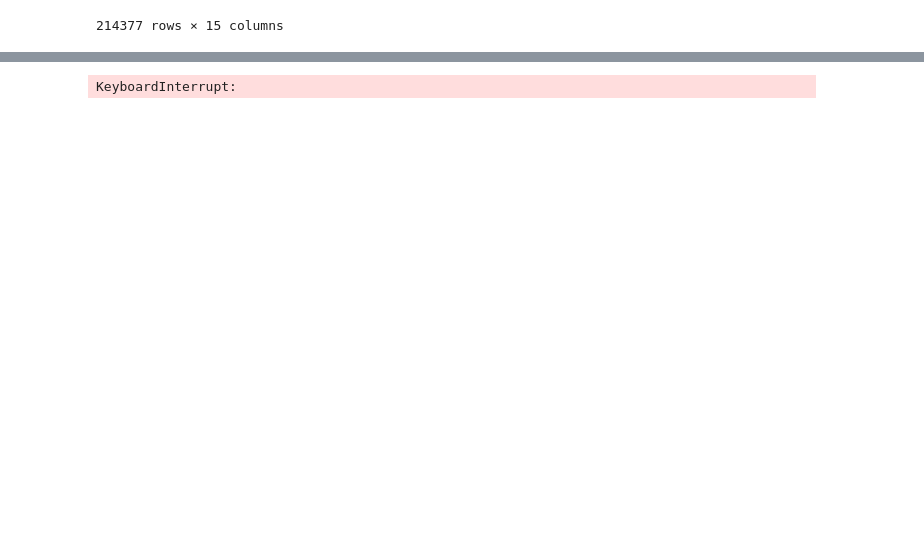
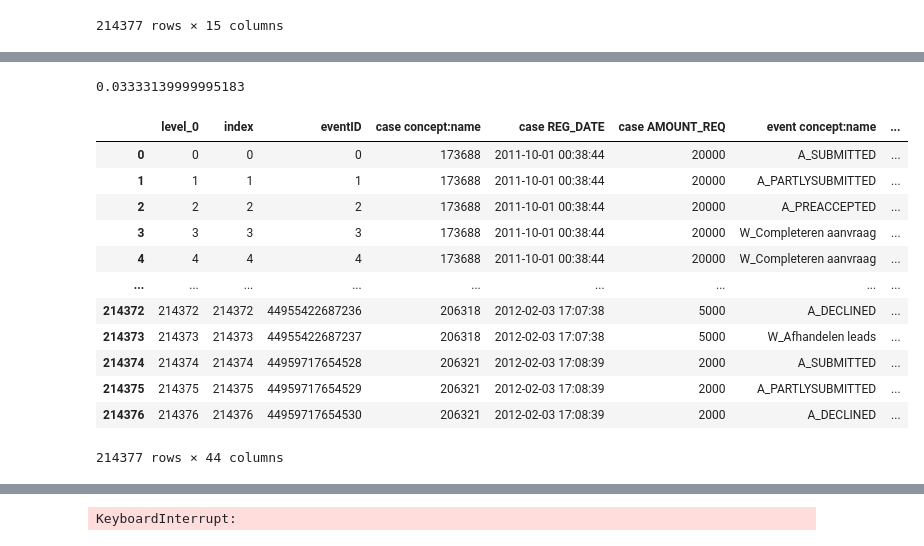
Before and after one commit to Elite-NL/Process_Mining, a Jupyter notebook: regression.ipynb, the cells around one changed output, grey strips where cells are left out. Saved outputs shown, nothing was run; the diff lists cells and outputs as text; code cells hidden in the pictures; blank space fills up the shorter version.

```diff
--- a/regression.ipynb
+++ b/regression.ipynb
@@ -71,8 +73,8 @@ dtypes: datetime64[ns](2), int64(3), object(2)
 memory usage: 11.4+ MB
 # %%
 df[time_since_registration_column] = df[timestamp_column] - df[registration_time_column] # Adding time since registration
-df[day_of_week_column] = df[timestamp_column].dt.day_name()
-df[month_of_year_column] = df[timestamp_column].dt.month_name()
+df[day_of_week_column] = df[timestamp_column].dt.dayofweek
+df[month_of_year_column] = df[timestamp_column].dt.month
 df
 # %% [output]
 |  | eventID | case concept:name | case REG_DATE | case AMOUNT_REQ | event concept:name | event lifecycle:transition | ... |
@@ -91,6 +93,6 @@ df
 # %%
 minutes_since_reg= 'minutes_since_reg'
-df[minutes_since_reg]=[np.log((i.total_seconds()+0.000001)*60) for i in df[time_since_registration_column]]
+df[minutes_since_reg]=[((i.total_seconds()+0.000001)/60) for i in df[time_since_registration_column]]
 hour = 'hour'
 df[hour]  = [i.hour for i in df[timestamp_column]]
 df[offer_sent] = 0
@@ -146,0 +132,36 @@ Name: event time:timestamp, Length: 203908, dtype: timedelta64[ns]
+# %%
+df['previous_event']=0
+df['previous_lifecycle']=0
+all_ids = list(df[case_column].unique())
+
+for ids in all_ids:
+    df2 = df[df[case_column]==ids].copy()
+    df.loc[df[case_column]==ids, 'previous_event']= df2[event_column].shift(periods=1)
+    df.loc[df[case_column]==ids, 'previous_lifecycle']= df2['event lifecycle:transition'].shift(periods=1)
+df.loc[df['previous_event'].isnull(), 'previous_event']='START'
+df.loc[df['previous_lifecycle'].isnull(), 'previous_lifecycle']='START'
+# %%
+df.reset_index(inplace=True)
+# %%
+start_time = timeit.default_timer()
+
+all_events = list(df['previous_event'].unique())
+for event in all_events:
+    df[event] = 0
+print(timeit.default_timer() - start_time)
+df
+# %% [output]
+0.03333139999995183
+|  | level_0 | index | eventID | case concept:name | case REG_DATE | case AMOUNT_REQ | event concept:name | ... |
+| 0 | 0 | 0 | 0 | 173688 | 2011-10-01 00:38:44 | 20000 | A_SUBMITTED | ... |
+| 1 | 1 | 1 | 1 | 173688 | 2011-10-01 00:38:44 | 20000 | A_PARTLYSUBMITTED | ... |
+| 2 | 2 | 2 | 2 | 173688 | 2011-10-01 00:38:44 | 20000 | A_PREACCEPTED | ... |
+| 3 | 3 | 3 | 3 | 173688 | 2011-10-01 00:38:44 | 20000 | W_Completeren aanvraag | ... |
+| 4 | 4 | 4 | 4 | 173688 | 2011-10-01 00:38:44 | 20000 | W_Completeren aanvraag | ... |
+| ... | ... | ... | ... | ... | ... | ... | ... | ... |
+| 214372 | 214372 | 214372 | 44955422687236 | 206318 | 2012-02-03 17:07:38 | 5000 | A_DECLINED | ... |
+| 214373 | 214373 | 214373 | 44955422687237 | 206318 | 2012-02-03 17:07:38 | 5000 | W_Afhandelen leads | ... |
+| 214374 | 214374 | 214374 | 44959717654528 | 206321 | 2012-02-03 17:08:39 | 2000 | A_SUBMITTED | ... |
+| 214375 | 214375 | 214375 | 44959717654529 | 206321 | 2012-02-03 17:08:39 | 2000 | A_PARTLYSUBMITTED | ... |
+| 214376 | 214376 | 214376 | 44959717654530 | 206321 | 2012-02-03 17:08:39 | 2000 | A_DECLINED | ... |
+214377 rows × 44 columns
```
Also changed, not shown: parts of 7 cells of this notebook.
